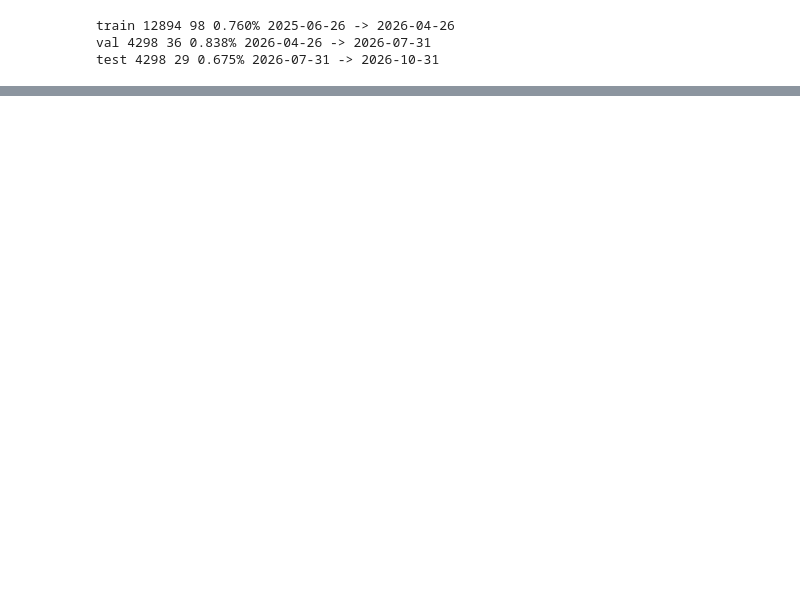
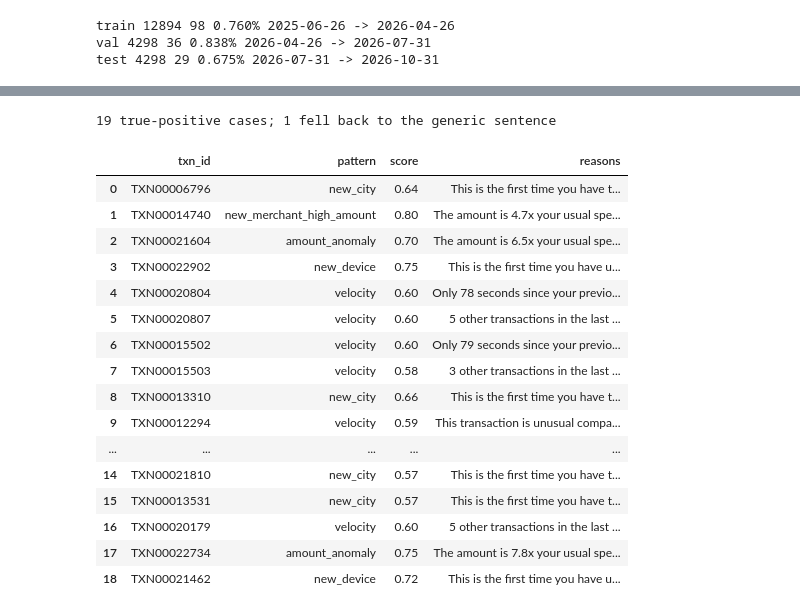
Before and after one commit to iamfaizz/finguard-ai, a Jupyter notebook: ml-fraud/notebooks/03_train_fraud.ipynb, the cells around one changed output, grey strips where cells are left out. Cells and saved outputs as stored; diff of their text form; code cells hidden in the pictures; blank space fills up the shorter version.

```diff
--- a/ml-fraud/notebooks/03_train_fraud.ipynb
+++ b/ml-fraud/notebooks/03_train_fraud.ipynb
@@ -102,0 +145,38 @@ dtype: float32
+# %%
+from importlib import reload
+import src.explain as ex; reload(ex)
+from src.explain import top_reasons, FALLBACK
+tp = np.where((scores["XGBoost"] >= thrs["XGBoost"]) & (y_te == 1))[0]
+FACTS = ["amount", "amount_ratio_cat", "amount_z_user", "is_new_device", "is_new_city", "is_new_merchant",
+         "txn_10m", "txn_1h", "secs_since_last", "is_night", "hour_bucket_share", "amt_to_prev_balance"]
+cases = []
+for i in tp:
+    r = test.iloc[i]
+    reasons = top_reasons(sv[i], Xte.iloc[i], FEATURES) or [FALLBACK]
+    cases.append({"txn_id": r.txn_id, "pattern": r.fraud_reason, "score": round(float(scores["XGBoost"][i]), 2),
+                  **{k: (round(float(r[k]), 2) if pd.notna(r[k]) else None) for k in FACTS},
+                  "reasons": " | ".join(reasons)})
+cases = pd.DataFrame(cases)
+cases.to_csv(OUT / "explanation_cases.csv", index=False)
+print(len(cases), "true-positive cases;", (cases.reasons == FALLBACK).sum(), "fell back to the generic sentence")
+pd.set_option("display.max_colwidth", None); pd.set_option("display.width", 250)
+display(cases[["txn_id", "pattern", "score", "reasons"]])
+# %% [output]
+19 true-positive cases; 1 fell back to the generic sentence
+|  | txn_id | pattern | score | reasons |
+| 0 | TXN00006796 | new_city | 0.64 | This is the first time you have t... |
+| 1 | TXN00014740 | new_merchant_high_amount | 0.80 | The amount is 4.7x your usual spe... |
+| 2 | TXN00021604 | amount_anomaly | 0.70 | The amount is 6.5x your usual spe... |
+| 3 | TXN00022902 | new_device | 0.75 | This is the first time you have u... |
+| 4 | TXN00020804 | velocity | 0.60 | Only 78 seconds since your previo... |
+| 5 | TXN00020807 | velocity | 0.60 | 5 other transactions in the last ... |
+| 6 | TXN00015502 | velocity | 0.60 | Only 79 seconds since your previo... |
+| 7 | TXN00015503 | velocity | 0.58 | 3 other transactions in the last ... |
+| 8 | TXN00013310 | new_city | 0.66 | This is the first time you have t... |
+| 9 | TXN00012294 | velocity | 0.59 | This transaction is unusual compa... |
+| ... | ... | ... | ... | ... |
+| 14 | TXN00021810 | new_city | 0.57 | This is the first time you have t... |
+| 15 | TXN00013531 | new_city | 0.57 | This is the first time you have t... |
+| 16 | TXN00020179 | velocity | 0.60 | 5 other transactions in the last ... |
+| 17 | TXN00022734 | amount_anomaly | 0.75 | The amount is 7.8x your usual spe... |
+| 18 | TXN00021462 | new_device | 0.72 | This is the first time you have u... |
```
Also changed, not shown: parts of 5 cells of this notebook, 23 other files.
